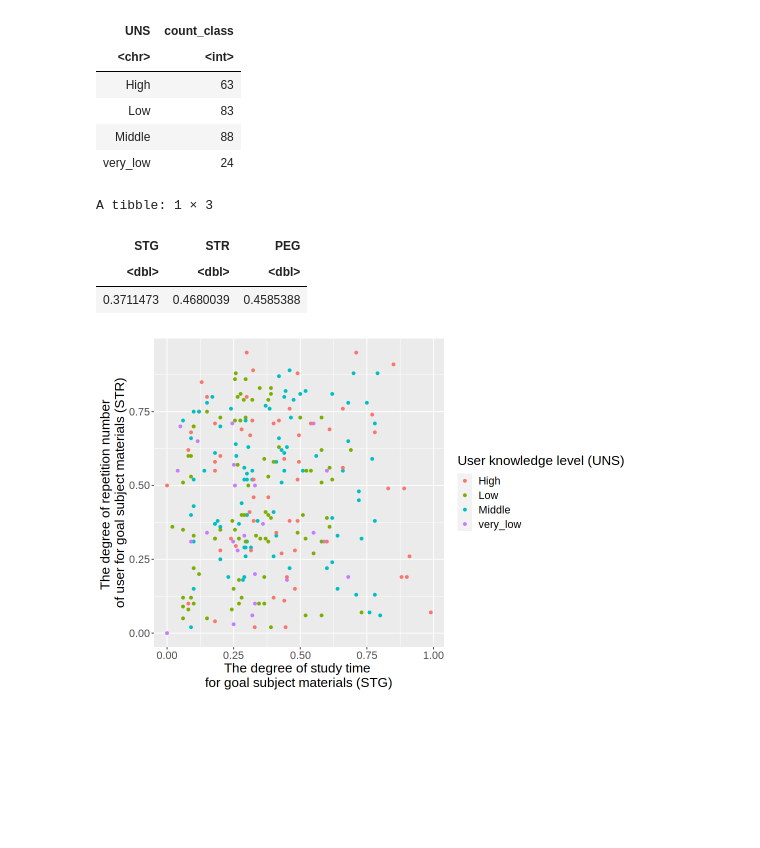
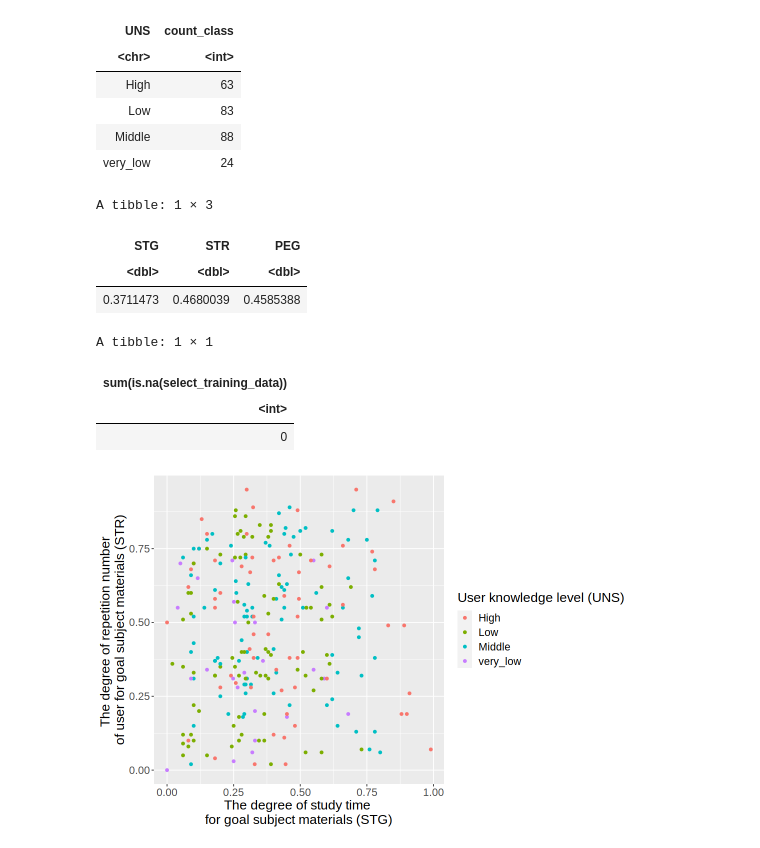
Before and after one commit to thisisyifulin/group_contract, a Jupyter notebook: project_proposal.ipynb, the cells around one changed output. Drawn from its saved outputs; the diff is of its cells as text; code cells hidden in the pictures; blank space fills up the shorter version.

```diff
--- a/project_proposal.ipynb
+++ b/project_proposal.ipynb
@@ -91,19 +91,25 @@ A tibble: 4 × 2
 # %%
 #finds the mean of predictors
 
 select_training_data <- training_data |>
 select(STG, STR, PEG, UNS) # selecting the variables
 
 
 predictor_means <- select_training_data |>
                    summarize(across(STG:PEG, mean, na.rm = TRUE))
 
 predictor_means
+
+summarize(select_training_data, sum(is.na(select_training_data)))
 # %% [output]
 A tibble: 1 × 3
 | STG | STR | PEG |
 | <dbl> | <dbl> | <dbl> |
 | 0.3711473 | 0.4680039 | 0.4585388 |
+A tibble: 1 × 1
+| sum(is.na(select_training_data)) |
+| <int> |
+| 0 |
 # %%
 
 # plot a graph that
```
